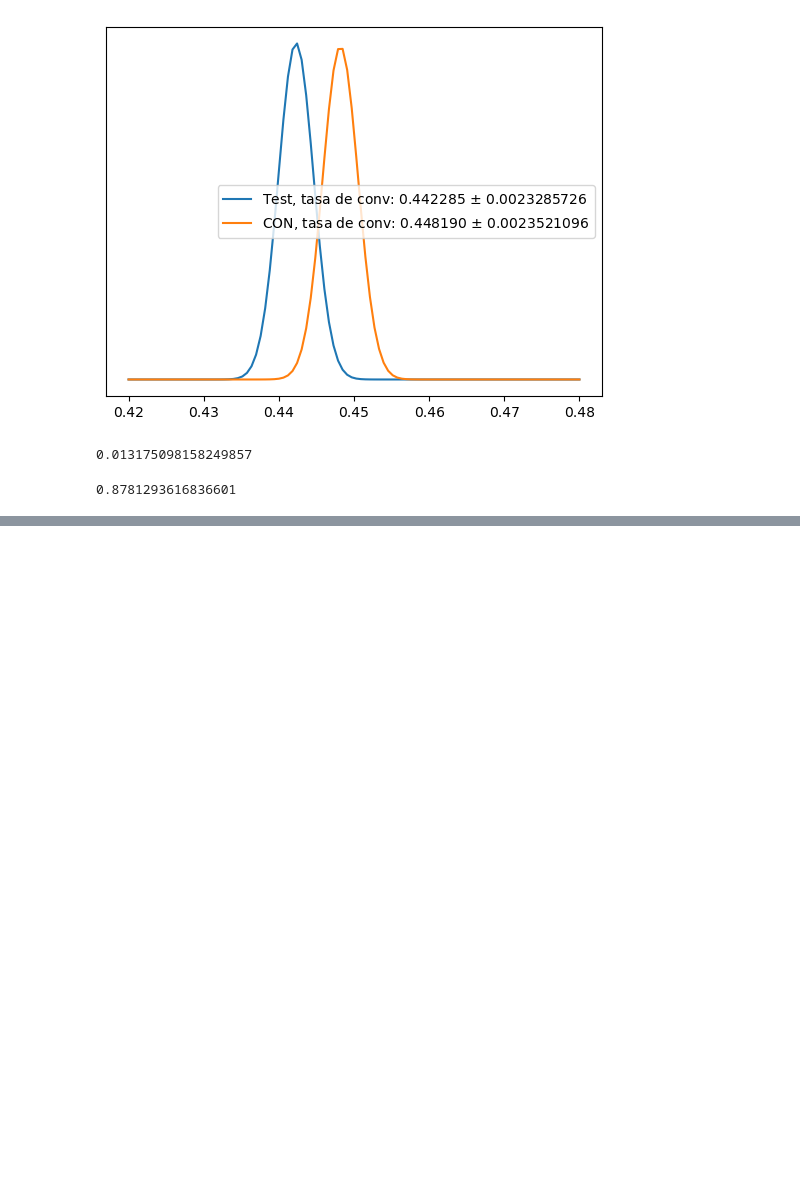
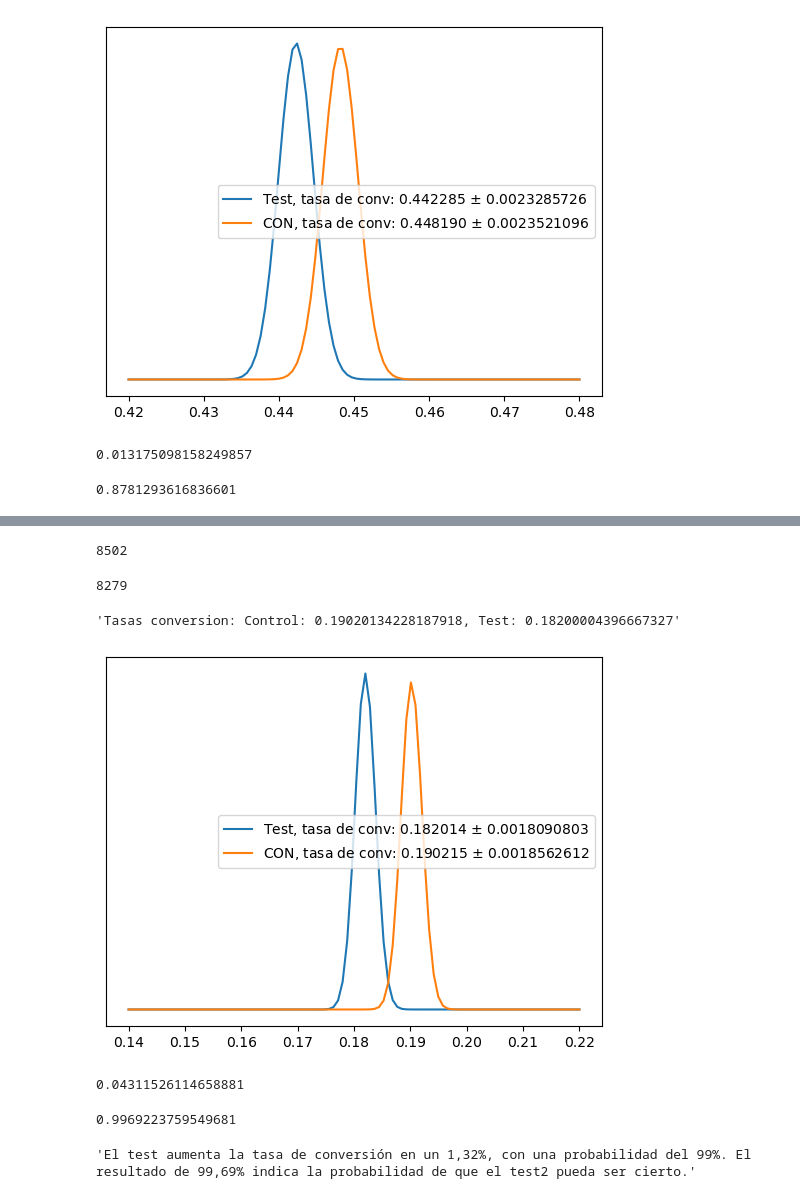
Before and after one commit to Ironhack-Data-Madrid-Octubre-2023/6.4-lab_ab_testing, a Jupyter notebook: lab-ab-test.ipynb, the cells around one changed output, grey strips where cells are left out. Saved outputs shown, nothing was run; the diff lists cells and outputs as text; code cells hidden in the pictures; blank space fills up the shorter version.

```diff
--- a/lab-ab-test.ipynb
+++ b/lab-ab-test.ipynb
@@ -136,0 +128,76 @@ El salto me dice un aumento o une disminucion en base a una probabilidad. Bayesi
+# %%
+# testeo para retention_7
+gate_30_r7 = len(df[(df['version'] == 'gate_30') & (df.retention_7 == True)])
+gate_30_r7
+# %% [output]
+8502
+# %%
+gate_40_r7 = len(df[(df['version'] == 'gate_40') & (df.retention_7 == True)])
+gate_40_r7
+# %% [output]
+8279
+# %%
+# los datos son conocidos : impresiones y conversiones para test y control, el resultado es un porcentaje
+
+gate_40  =  45489
+gate_30  =  44700
+
+imps_ctrl, convs_ctrl = gate_30, gate_30_r7    # impresiones de control y conversiones de control // entrar, comprar
+
+imps_test, convs_test = gate_40, gate_40_r7
+
+CR_ctrl = convs_ctrl/imps_ctrl
+CR_test = convs_test/imps_test
+
+f'Tasas conversion: Control: {CR_ctrl}, Test: {CR_test}'
+# %% [output]
+'Tasas conversion: Control: 0.19020134228187918, Test: 0.18200004396667327'
+# %%
+# a priori, es tu ignorancia, lo que desconoces
+
+a_C, b_C = 1+convs_ctrl, 1+imps_ctrl-convs_ctrl
+
+a_T, b_T = 1+convs_test, 1+imps_test-convs_test
+
+
+beta_control = beta(a_C, b_C)
+
+beta_test = beta(a_T, b_T)
+# %%
+x=np.linspace(0.14, 0.22, 100)
+
+def plot(betas, nombres):
+
+    for bet, nom in zip(betas, nombres):
+
+        y=bet.pdf(x)
+        y_media=bet.mean()
+        y_std=bet.std()
+
+        plt.plot(x, y, label='{}, tasa de conv: {:.6f} $\pm$ {:.10f}'.format(nom, y_media, y_std))
+        plt.yticks([])
+
+    plt.legend()
+    plt.show();
+# %%
+plot([beta_test, beta_control], ['Test', 'CON'])
+# %% [output]
+[figure, added]
+# %%
+salto = (beta_control.mean() - beta_test.mean())/beta_control.mean()
+
+salto
+# %% [output]
+0.04311526114658881
+# %%
+prob = beta_test.cdf(0.187)
+prob
+# %% [output]
+0.9969223759549681
+# %%
+# conclusiones
+# Explica detalladamente las conclusiones obtenidas de. tu testeo.
+
+'''El test aumenta la tasa de conversión en un 1,32%, con una probabilidad del 99%. El resultado de 99,69% indica la probabilidad de que el test2 pueda ser cierto.'''
+# %% [output]
+'El test aumenta la tasa de conversión en un 1,32%, con una probabilidad del 99%. El resultado de 99,69% indica la probabilidad de que el test2 pueda ser cierto.'
```
Also changed, not shown: parts of 6 cells of this notebook.
